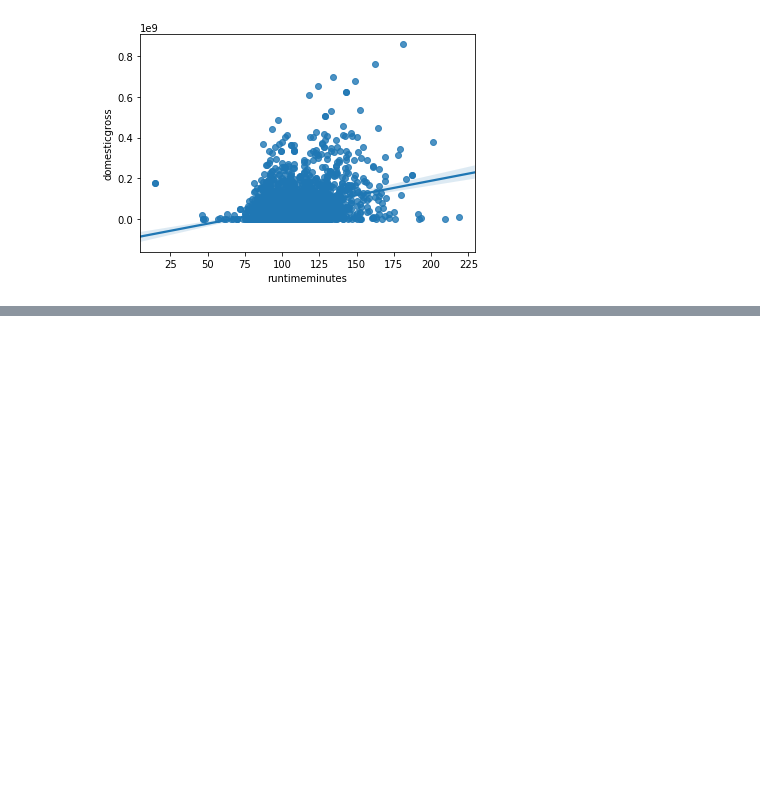
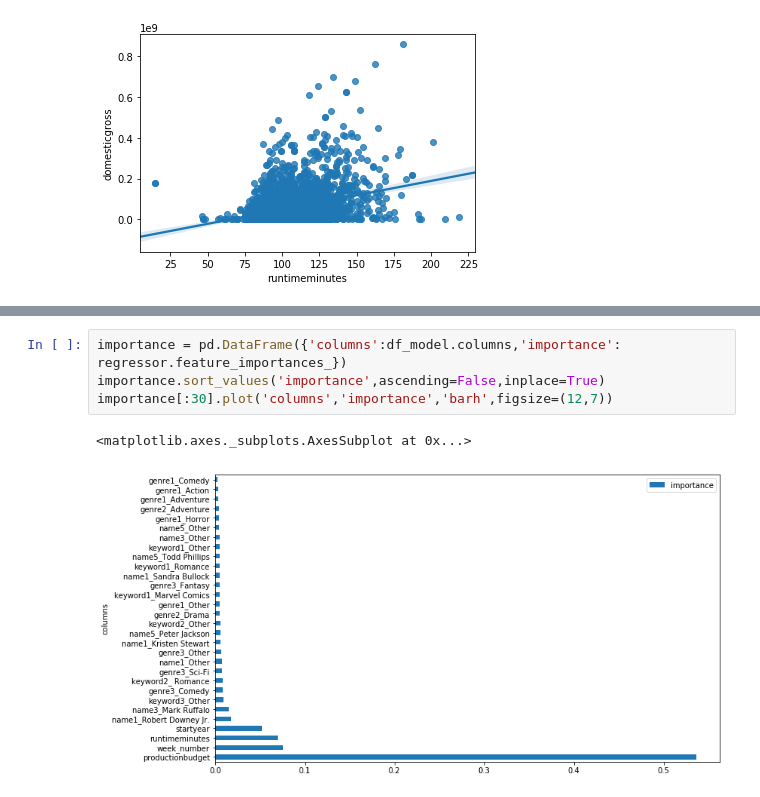
Before and after one commit to benyapiya/Box-Office-Smash, a Jupyter notebook: notebooks/analyze_modeling_data.ipynb, the cells around one changed output, grey strips where cells are left out. Saved outputs shown, nothing was run; the diff lists cells and outputs as text; blank space fills up the shorter version.

```diff
--- a/notebooks/analyze_modeling_data.ipynb
+++ b/notebooks/analyze_modeling_data.ipynb
@@ -340,0 +428,7 @@ KeyError: 'genre1'
+# %%
+importance = pd.DataFrame({'columns':df_model.columns,'importance': regressor.feature_importances_})
+importance.sort_values('importance',ascending=False,inplace=True)
+importance[:30].plot('columns','importance','barh',figsize=(12,7))
+# %% [output]
+<matplotlib.axes._subplots.AxesSubplot at 0x...>
+[figure, added]
```
Also changed, not shown: parts of 16 cells of this notebook.
